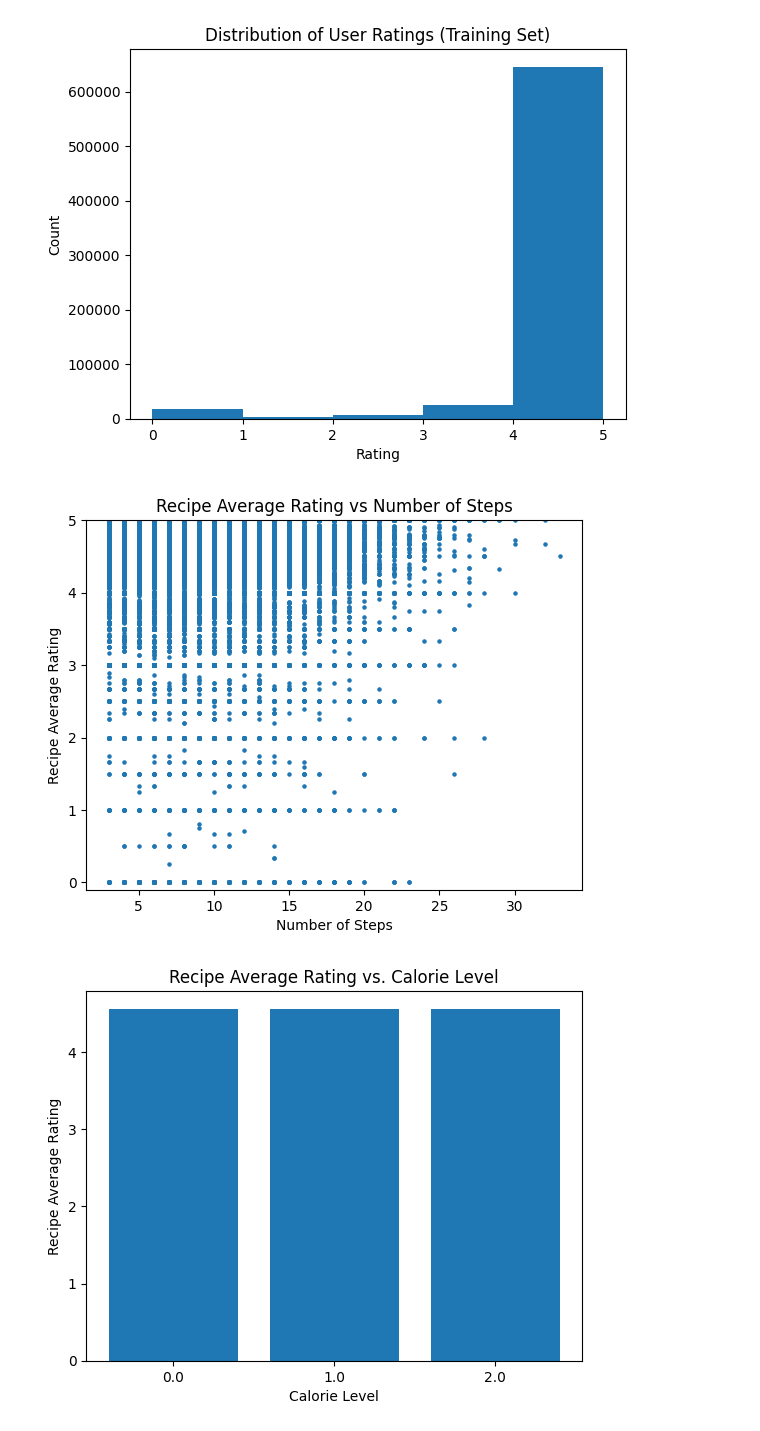
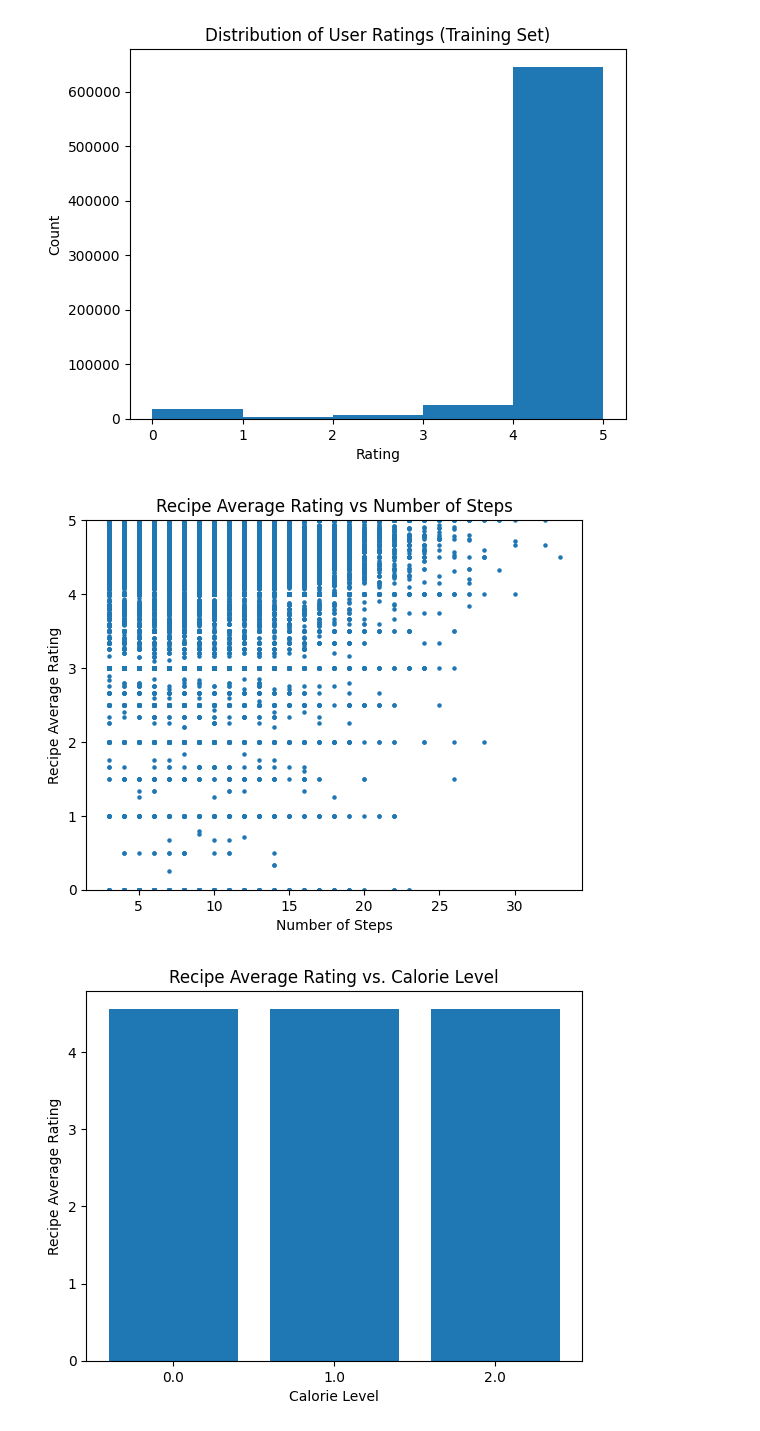
Before and after one commit to YihsuanKuo/CSE158R_Assignment2, a Jupyter notebook: a2.ipynb, the cells around one changed output. Cells and saved outputs as stored; diff of their text form; code cells hidden in the pictures.

Commit message:
small adjustment to eda graph for consistency

```diff
--- a/a2.ipynb
+++ b/a2.ipynb
@@ -114,14 +114,14 @@ plt.show()
 # %%
 steps_per_recipe = recipes_interactions_merged.groupby('recipe_id')['n_steps'].first()
 
 plt.scatter(steps_per_recipe, avg_ratings_per_recipe, s=5)
 plt.xlabel('Number of Steps')
 plt.ylabel('Recipe Average Rating')
-plt.ylim(-0.1,5)
+plt.ylim(0,5)
 plt.title('Recipe Average Rating vs Number of Steps')
 plt.show()
 # %% [output]
-[figure, old version]
+[figure, new version]
 # %%
 calorie_level_per_recipe = recipes_interactions_merged.groupby('calorie_level')['rating'].mean()
 
```
Also changed, not shown: parts of 4 cells of this notebook.
